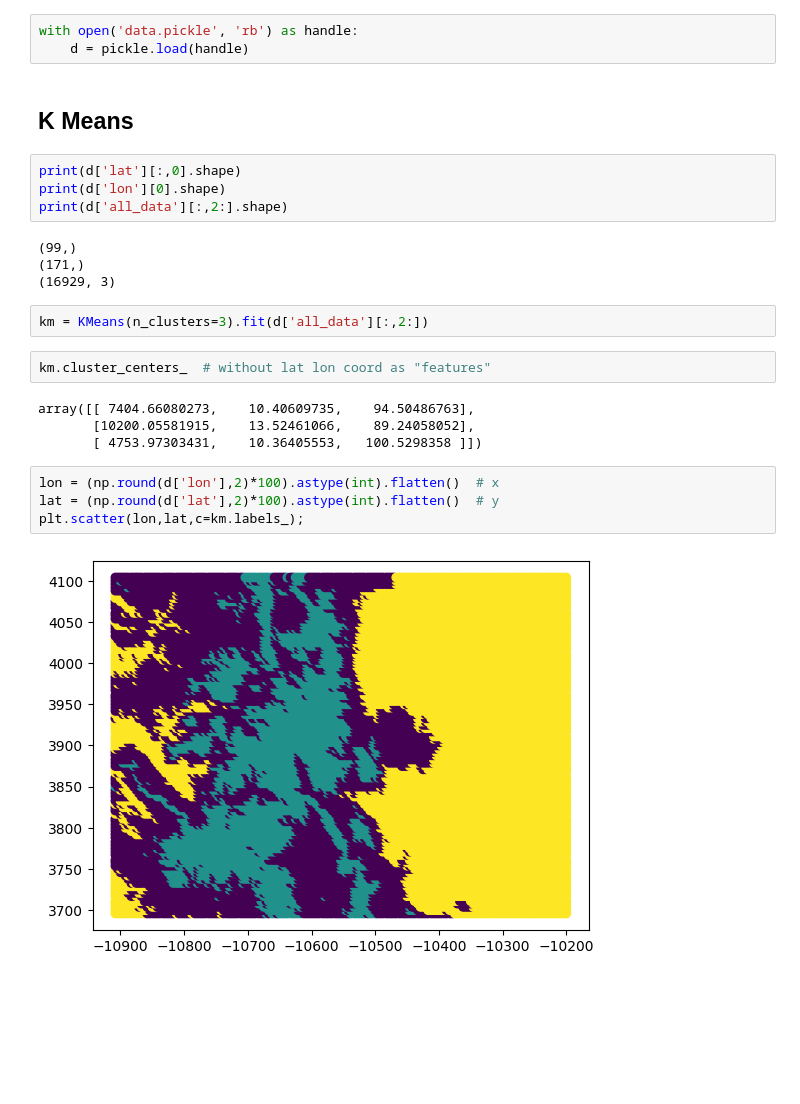
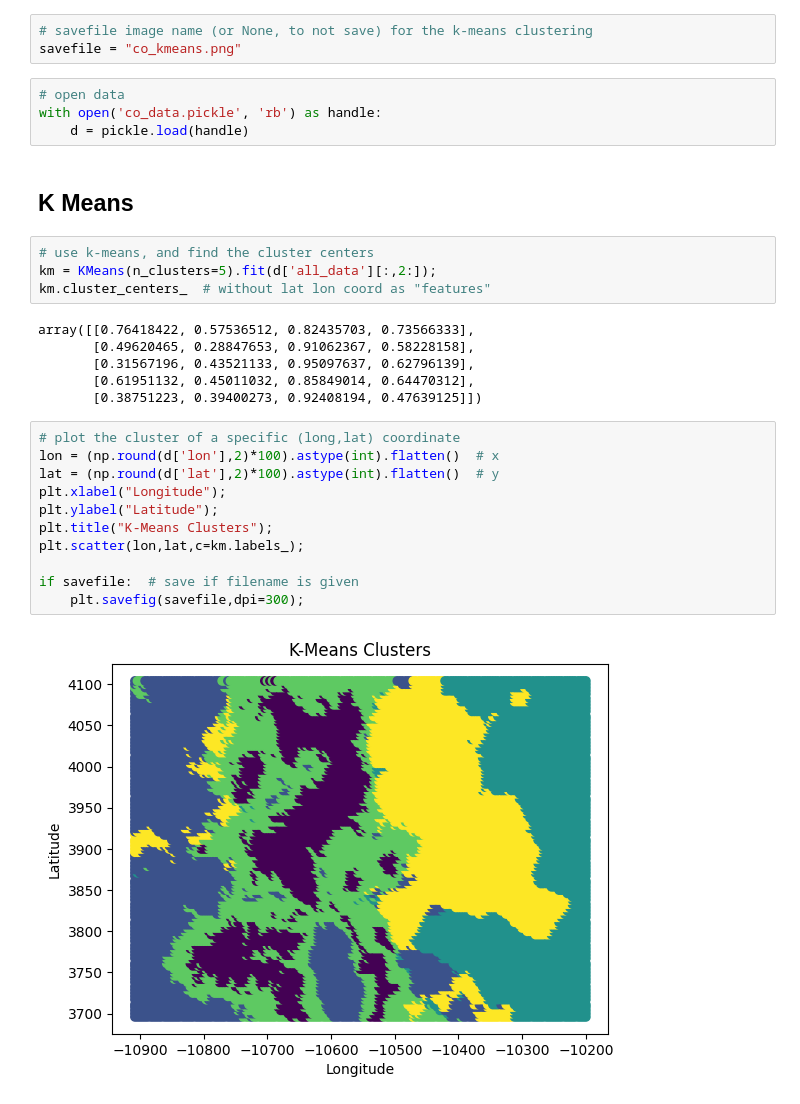
Before and after one commit to maminian/gsmmc-2023-fire-risk, a Jupyter notebook: kmeans/kmeans.ipynb, the cells around one changed output. Drawn from its saved outputs; the diff is of its cells as text; blank space fills up the shorter version.

```diff
--- a/kmeans/kmeans.ipynb
+++ b/kmeans/kmeans.ipynb
@@ -6,29 +4,34 @@ import numpy as np
 import pickle
 from sklearn.cluster import KMeans
+# %%
+# savefile image name (or None, to not save) for the k-means clustering
+savefile = "co_kmeans.png"
 # %%
-with open('data.pickle', 'rb') as handle:
+# open data
+with open('co_data.pickle', 'rb') as handle:
     d = pickle.load(handle)
 # %% [markdown]
 ## K Means
-# %%
-print(d['lat'][:,0].shape)
-print(d['lon'][0].shape)
-print(d['all_data'][:,2:].shape)
-# %% [output]
-(99,)
-(171,)
-(16929, 3)
-# %%
-km = KMeans(n_clusters=3).fit(d['all_data'][:,2:])
-# %%
-km.cluster_centers_  # without lat lon coord as "features"
-# %% [output]
-array([[ 7404.66080273,    10.40609735,    94.50486763],
-       [10200.05581915,    13.52461066,    89.24058052],
-       [ 4753.97303431,    10.36405553,   100.5298358 ]])
+# %%
+# use k-means, and find the cluster centers
+km = KMeans(n_clusters=5).fit(d['all_data'][:,2:]);
+km.cluster_centers_  # without lat lon coord as "features"
+# %% [output]
+array([[0.76418422, 0.57536512, 0.82435703, 0.73566333],
+       [0.49620465, 0.28847653, 0.91062367, 0.58228158],
+       [0.31567196, 0.43521133, 0.95097637, 0.62796139],
+       [0.61951132, 0.45011032, 0.85849014, 0.64470312],
+       [0.38751223, 0.39400273, 0.92408194, 0.47639125]])
 # %%
+# plot the cluster of a specific (long,lat) coordinate
 lon = (np.round(d['lon'],2)*100).astype(int).flatten()  # x
 lat = (np.round(d['lat'],2)*100).astype(int).flatten()  # y
+plt.xlabel("Longitude");
+plt.ylabel("Latitude");
+plt.title("K-Means Clusters");
 plt.scatter(lon,lat,c=km.labels_);
+
+if savefile:  # save if filename is given
+    plt.savefig(savefile,dpi=300);
 # %% [output]
-[figure, old version]
+[figure, new version]
```
Also changed, not shown: parts of 1 cell of this notebook, 2 other files.
